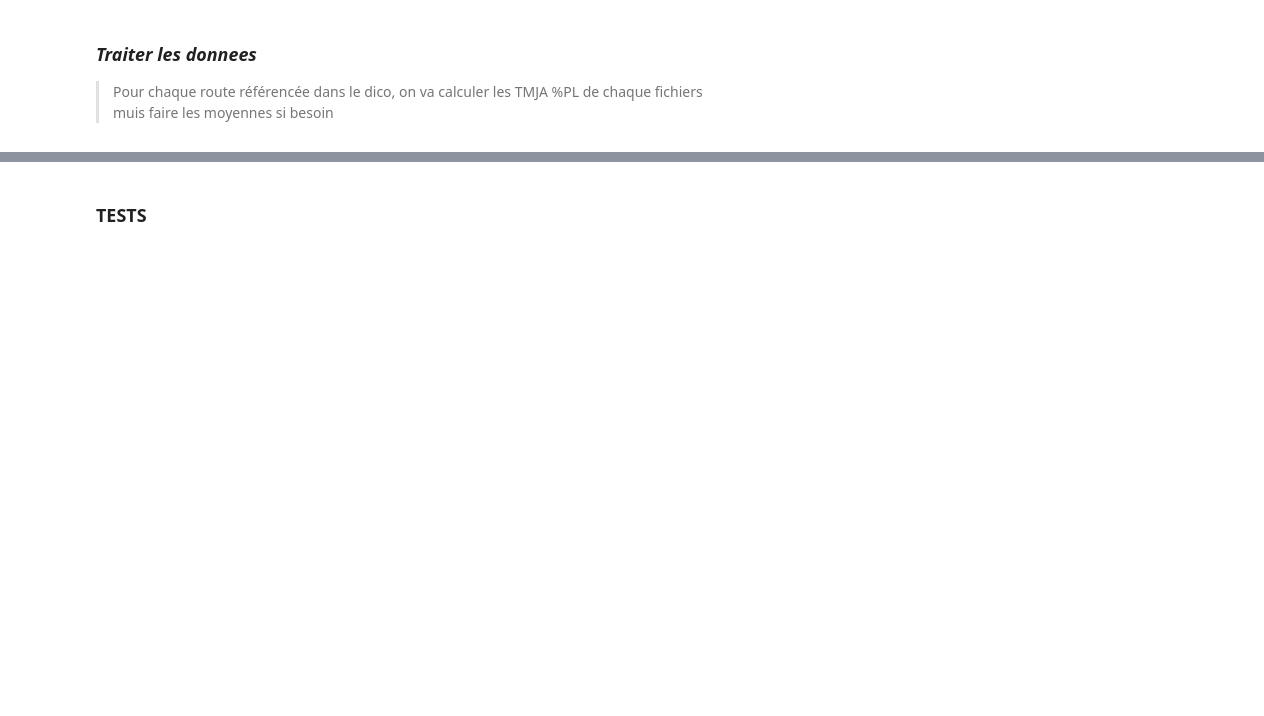
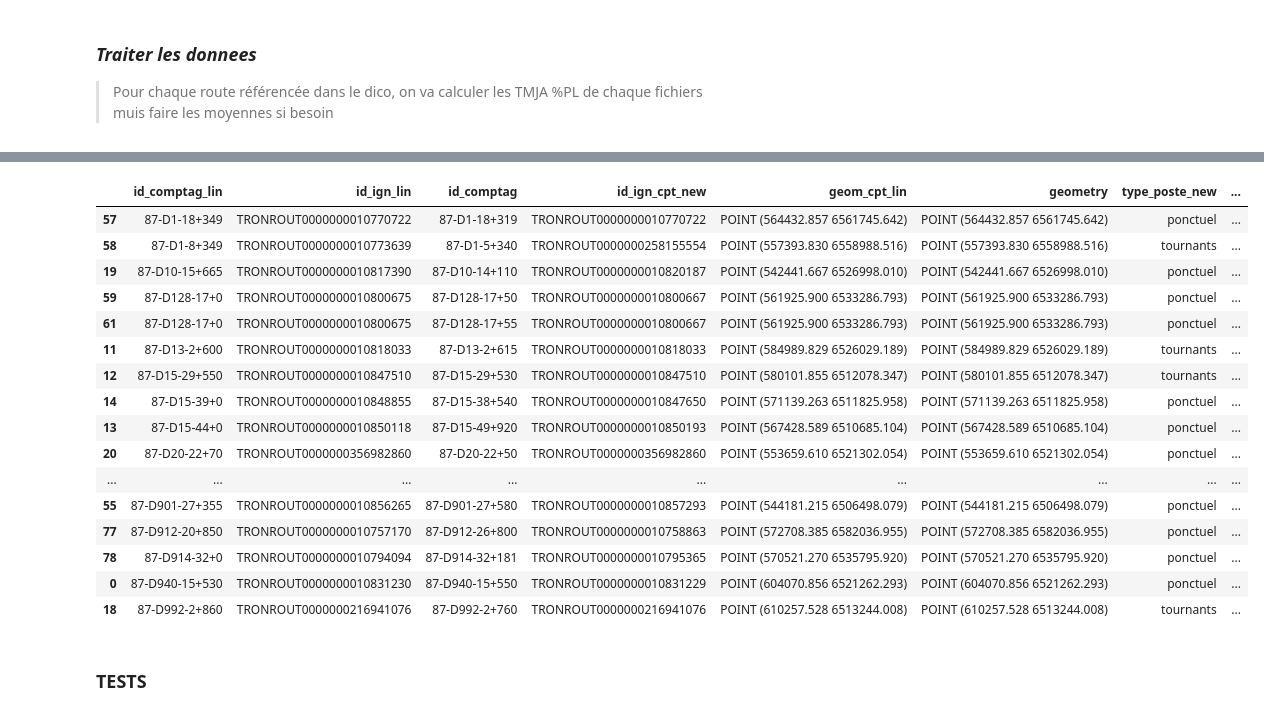
Before and after one commit to nantodevison/otv, a Jupyter notebook: otv/Transfert_Donnees/Import_trafics.ipynb, the cells around one changed output, grey strips where cells are left out. Drawn from its saved outputs; the diff is of its cells as text; code cells hidden in the pictures; blank space fills up the shorter version.

```diff
--- a/otv/Transfert_Donnees/Import_trafics.ipynb
+++ b/otv/Transfert_Donnees/Import_trafics.ipynb
@@ -382,5 +406,7 @@ for k, v in d87.dico_voie.items() :
             e['type_poste']='NC'
 # %%
 #faire une df avec les points de comptage
-df_attr=pd.DataFrame([[k, e['pr'], e['abs'], e['tmja'], e['pc_pl'], e['type_poste']]for k, v in d87.dico_voie.items() for e in v if 'tmja' in e.keys()],
-             columns=['route','pr','absc','tmja','pc_pl','type_poste'])
+d87.df_attr=pd.DataFrame([[k, e['pr'], e['abs'], e['tmja'], e['pc_pl'], e['type_poste'],
+                      e['date_debut'],e['date_fin']] for k, v in d87.dico_voie.items() for e in v if 'tmja' in e.keys()],
+             columns=['route','pr','absc','tmja','pc_pl','type_poste','date_debut','date_fin'])
+d87.df_attr['id_comptag']=df_attr.apply(lambda x :'87-'+x['route']+'-'+str(x['pr'])+'+'+str(x['absc']), axis=1)
@@ -408,0 +413,4 @@ df_attr
+# %%
+#filtre cpt ponctuel
+d87.df_attr=d87.df_attr.loc[d87.df_attr.apply(lambda x : x['date_debut'].month not in [7,8] and x['date_fin'].month not in [7,8],
+                                                         axis=1)].copy()
@@ -408,0 +422,3 @@ df_attr
+# %%
+d87.df_attr_update=d87.df_attr.loc[d87.df_attr.id_comptag.isin(d87.existant.id_comptag.tolist())].copy()
+d87.df_attr_insert=d87.df_attr.loc[~d87.df_attr.id_comptag.isin(d87.existant.id_comptag.tolist())].copy()
@@ -409,2 +436,46 @@ df_attr
+# %%
+def pt_corresp(id_ign_lin,id_ign_cpt_new,dico_corresp) :
+    if id_ign_cpt_new in dico_corresp[id_ign_lin] :
+        return True
+    else : return False
+
+def troncon_elementaires_params(bdd, schema, table_graph,table_vertex):
+    """
+    construire les parametres de determination des troncons elementaires
+    """
+    df=io.import_donnes_base(bdd,schema, table_graph,table_vertex)
+    df2_chaussees=df.loc[df.nature.isin(['Autoroute', 'Quasi-autoroute', 'Route à 2 chaussées'])]
+    df_avec_rd_pt,carac_rd_pt,lign_entrant_rdpt=rp.identifier_rd_pt(df)
+    return df_avec_rd_pt, carac_rd_pt,df2_chaussees
+
+ppv_final=d87.plus_proche_voisin_comptage_a_inserer(d87.df_attr_insert,'gti_otv_pg11', 'public','d87_cpt_temp','lineaire.traf2017_bdt87_ed17_l')
+df_avec_rd_pt, carac_rd_pt,df2_chaussees=troncon_elementaires_params('gti_otv_pg11', 'referentiel', 'troncon_route_bdt87_ed17_l','troncon_route_bdt87_ed17_l_vertices_pgr')
+dico_corresp={}
+for id_ign_lin in set(ppv_final.id_ign_lin.tolist()) :
+    try :
+        dico_corresp[id_ign_lin]=rc.regrouper_troncon([id_ign_lin], df_avec_rd_pt, carac_rd_pt,df2_chaussees,[])[0].id.tolist()
+    except :
+        continue
+ppv_final['correspondance']=ppv_final.apply(lambda x : pt_corresp(x['id_ign_lin'],x['id_ign_cpt_new'],dico_corresp),axis=1)
+# %%
+ppv_final.sort_values('id_comptag')
+# %% [output]
+|  | id_comptag_lin | id_ign_lin | id_comptag | id_ign_cpt_new | geom_cpt_lin | geometry | type_poste_new | ... |
+| 57 | 87-D1-18+349 | TRONROUT0000000010770722 | 87-D1-18+319 | TRONROUT0000000010770722 | POINT (564432.857 6561745.642) | POINT (564432.857 6561745.642) | ponctuel | ... |
+| 58 | 87-D1-8+349 | TRONROUT0000000010773639 | 87-D1-5+340 | TRONROUT0000000258155554 | POINT (557393.830 6558988.516) | POINT (557393.830 6558988.516) | tournants | ... |
+| 19 | 87-D10-15+665 | TRONROUT0000000010817390 | 87-D10-14+110 | TRONROUT0000000010820187 | POINT (542441.667 6526998.010) | POINT (542441.667 6526998.010) | ponctuel | ... |
+| 59 | 87-D128-17+0 | TRONROUT0000000010800675 | 87-D128-17+50 | TRONROUT0000000010800667 | POINT (561925.900 6533286.793) | POINT (561925.900 6533286.793) | ponctuel | ... |
+| 61 | 87-D128-17+0 | TRONROUT0000000010800675 | 87-D128-17+55 | TRONROUT0000000010800667 | POINT (561925.900 6533286.793) | POINT (561925.900 6533286.793) | ponctuel | ... |
+| 11 | 87-D13-2+600 | TRONROUT0000000010818033 | 87-D13-2+615 | TRONROUT0000000010818033 | POINT (584989.829 6526029.189) | POINT (584989.829 6526029.189) | tournants | ... |
+| 12 | 87-D15-29+550 | TRONROUT0000000010847510 | 87-D15-29+530 | TRONROUT0000000010847510 | POINT (580101.855 6512078.347) | POINT (580101.855 6512078.347) | tournants | ... |
+| 14 | 87-D15-39+0 | TRONROUT0000000010848855 | 87-D15-38+540 | TRONROUT0000000010847650 | POINT (571139.263 6511825.958) | POINT (571139.263 6511825.958) | ponctuel | ... |
+| 13 | 87-D15-44+0 | TRONROUT0000000010850118 | 87-D15-49+920 | TRONROUT0000000010850193 | POINT (567428.589 6510685.104) | POINT (567428.589 6510685.104) | ponctuel | ... |
+| 20 | 87-D20-22+70 | TRONROUT0000000356982860 | 87-D20-22+50 | TRONROUT0000000356982860 | POINT (553659.610 6521302.054) | POINT (553659.610 6521302.054) | ponctuel | ... |
+| ... | ... | ... | ... | ... | ... | ... | ... | ... |
+| 55 | 87-D901-27+355 | TRONROUT0000000010856265 | 87-D901-27+580 | TRONROUT0000000010857293 | POINT (544181.215 6506498.079) | POINT (544181.215 6506498.079) | ponctuel | ... |
+| 77 | 87-D912-20+850 | TRONROUT0000000010757170 | 87-D912-26+800 | TRONROUT0000000010758863 | POINT (572708.385 6582036.955) | POINT (572708.385 6582036.955) | ponctuel | ... |
+| 78 | 87-D914-32+0 | TRONROUT0000000010794094 | 87-D914-32+181 | TRONROUT0000000010795365 | POINT (570521.270 6535795.920) | POINT (570521.270 6535795.920) | ponctuel | ... |
+| 0 | 87-D940-15+530 | TRONROUT0000000010831230 | 87-D940-15+550 | TRONROUT0000000010831229 | POINT (604070.856 6521262.293) | POINT (604070.856 6521262.293) | ponctuel | ... |
+| 18 | 87-D992-2+860 | TRONROUT0000000216941076 | 87-D992-2+760 | TRONROUT0000000216941076 | POINT (610257.528 6513244.008) | POINT (610257.528 6513244.008) | tournants | ... |
 # %% [markdown]
 ### TESTS
```
Also changed, not shown: parts of 19 cells of this notebook, 2 other files.
